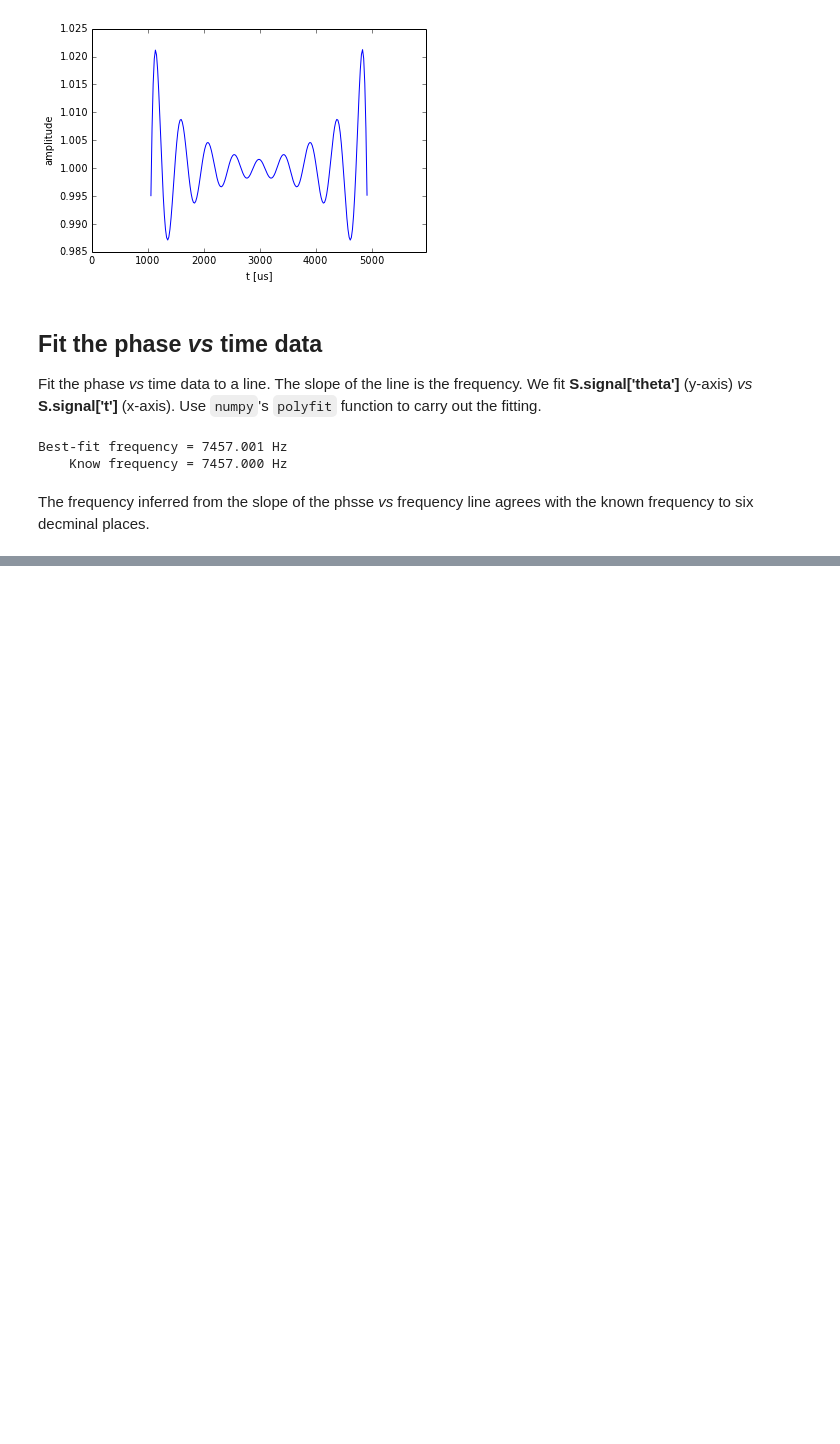
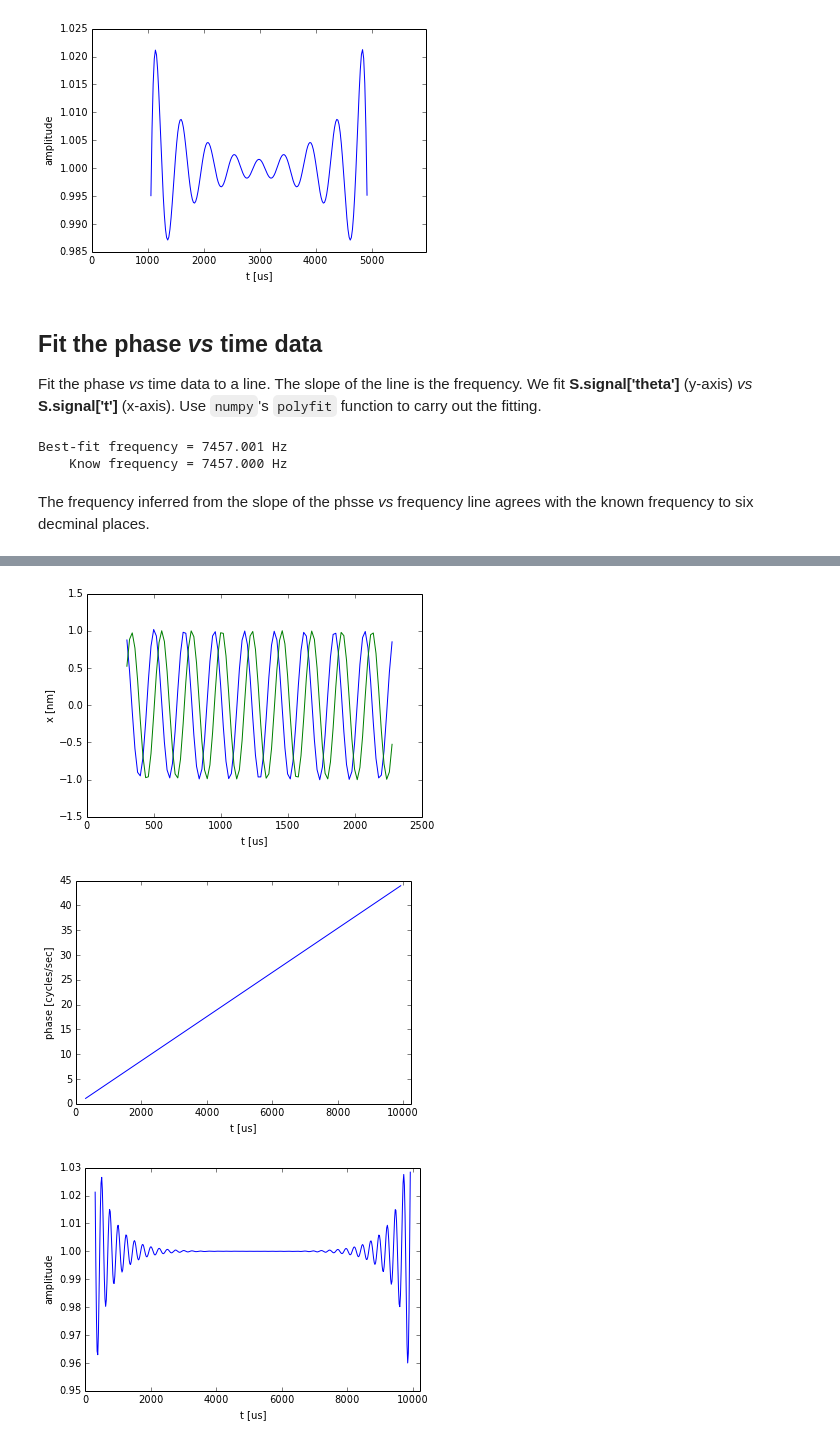
Before and after one commit to JohnMarohn/FreqDemod, a Jupyter notebook: freqdemod/docs/freqdemod-quickstart-1.ipynb, the cells around one changed output, grey strips where cells are left out. Drawn from its saved outputs; the diff is of its cells as text; code cells hidden in the pictures; blank space fills up the shorter version.

```diff
--- a/freqdemod/docs/freqdemod-quickstart-1.ipynb
+++ b/freqdemod/docs/freqdemod-quickstart-1.ipynb
@@ -183,0 +232,25 @@ The frequency inferred from the slope of the phsse *vs* frequency line agrees wi
+# %%
+# Plot the signal
+
+plt.plot(1E6*R.signal['t'][0:100],R.signal['z'].real[0:100])
+plt.plot(1E6*R.signal['t'][0:100],R.signal['z'].imag[0:100])
+# plt.xlim(0,R.signal['t_original'][-1]*1E6)
+plt.ylabel(s_name + " [" + s_unit + "]")
+plt.xlabel("t [us]")
+plt.show()
+
+plt.plot(R.signal['t']*1E6,R.signal['theta'])
+plt.xlim(0,R.signal['t_original'][-1]*1E6)
+plt.ylabel("phase [cycles/sec]")
+plt.xlabel("t [us]")
+plt.show()
+
+plt.plot(R.signal['t']*1E6,R.signal['a'])
+plt.xlim(0,R.signal['t_original'][-1]*1E6)
+plt.ylabel("amplitude")
+plt.xlabel("t [us]")
+plt.show()
+# %% [output]
+[figure, added]
+[figure, added]
+[figure, added]
```
Also changed, not shown: parts of 2 cells of this notebook, 1 other file.
